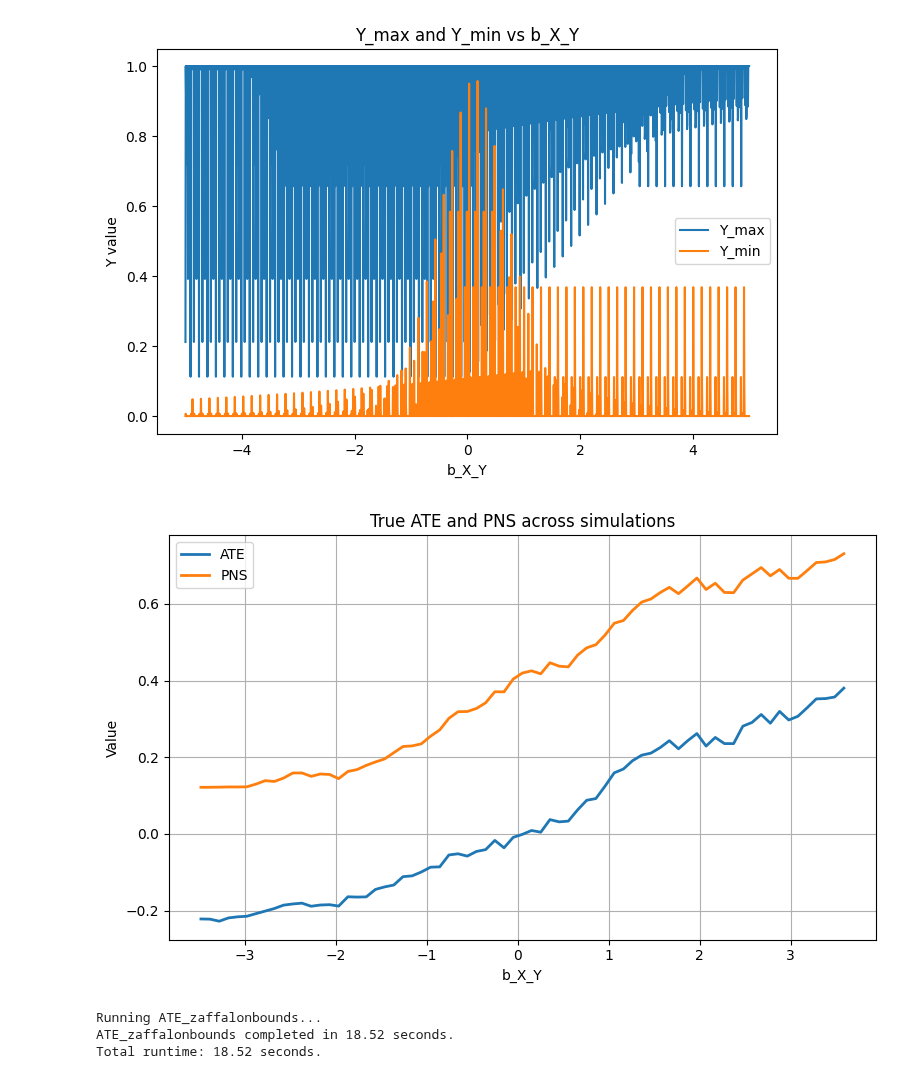
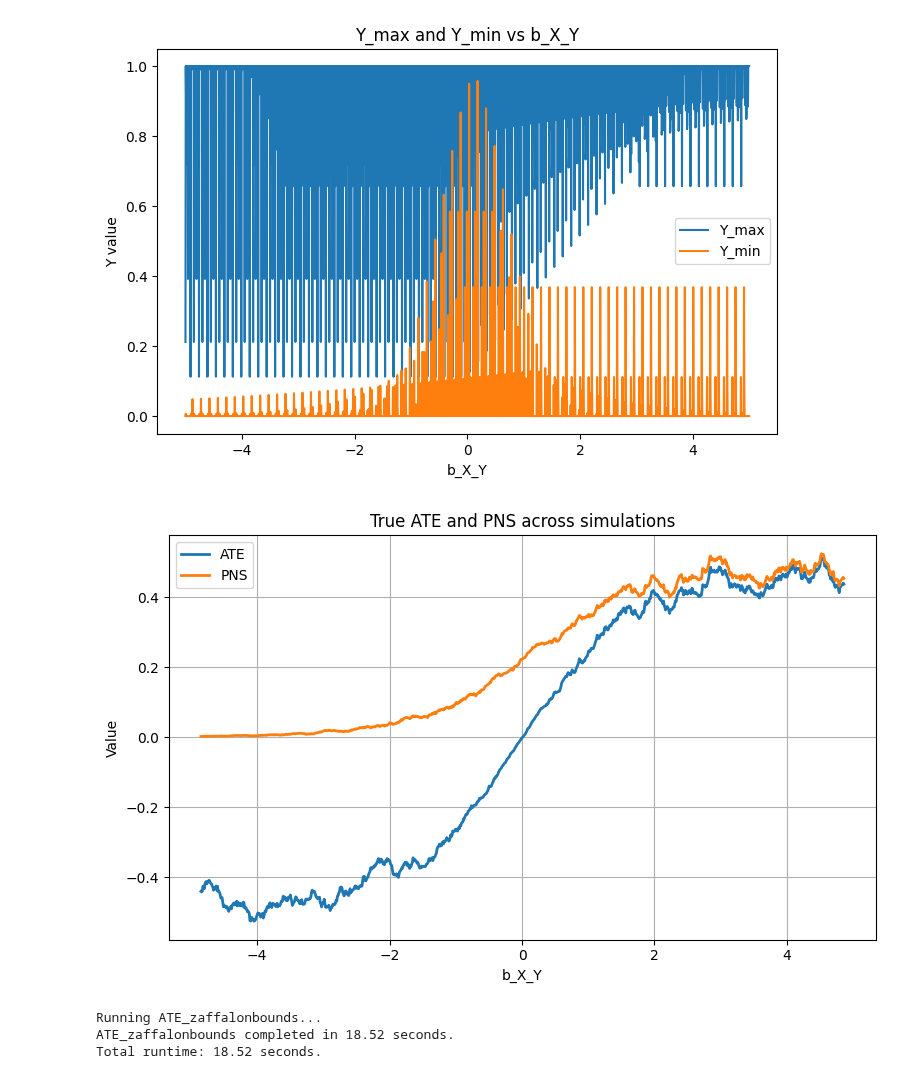
Before and after one commit to tmaringgele/causal-bounds, a Jupyter notebook: simulation_engine/test.ipynb, the cells around one changed output. Cells and saved outputs as stored; diff of their text form; code cells hidden in the pictures.

Commit message:
add squash to cont data gen

```diff
--- a/simulation_engine/test.ipynb
+++ b/simulation_engine/test.ipynb
@@ -105,9 +115,11 @@ plt.show()
 # %% [output]
 [figure]
 # %%
+data = BinaryIV.generate_data_rolling_ate(1000, b_lower=-5, b_upper=5)
+
 PlottingUtil.plot_ate_pns(data, window=30)
 # %% [output]
-[figure, old version]
+[figure, new version]
 # %%
 data = BinaryIV.generate_data_rolling_ate(1)
 binaryIV = BinaryIV('IV Dag', data)
```
Also changed, not shown: parts of 3 cells of this notebook, 2 other files.
